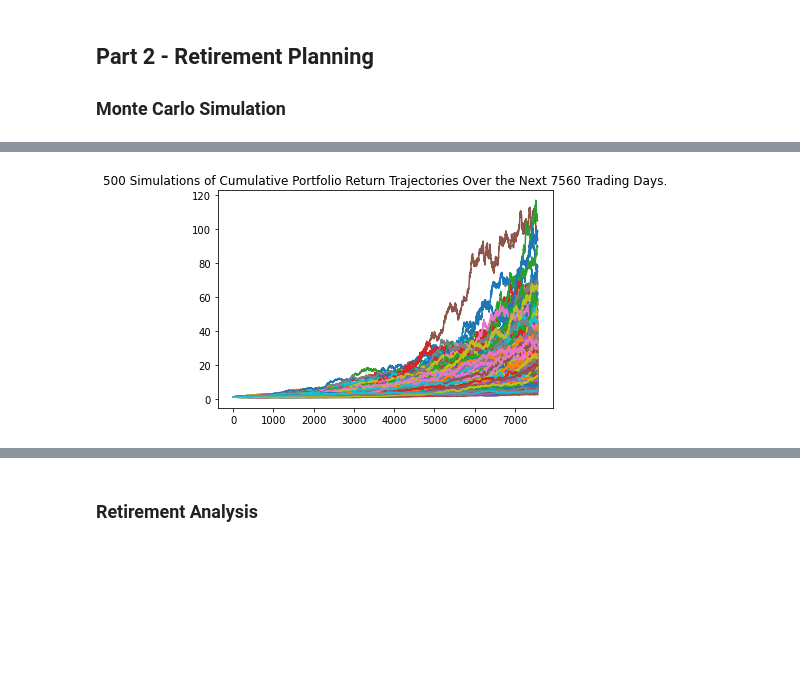
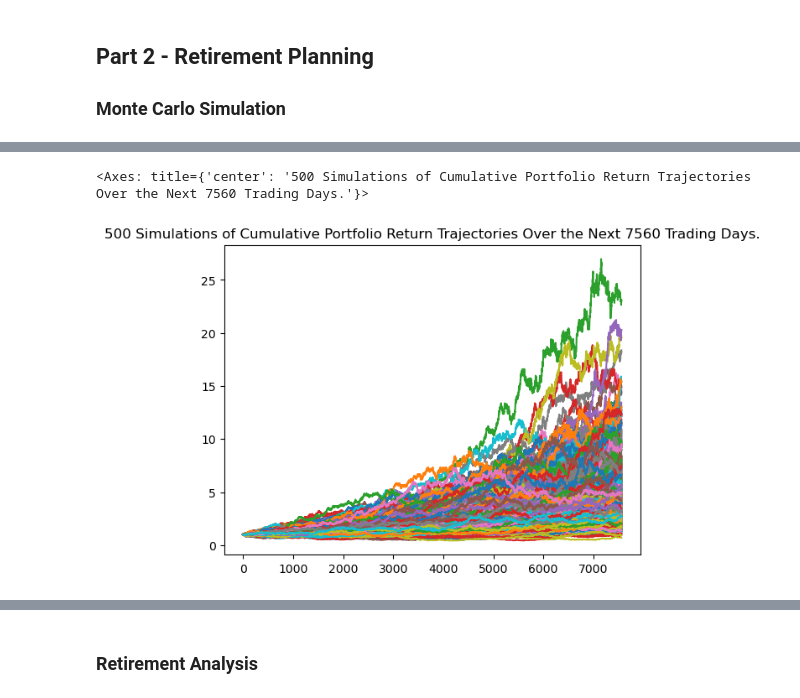
Before and after one commit to jlaomoc/Module_5_Challenge, a Jupyter notebook: Starter_Code/financial-planner.ipynb, the cells around one changed output, grey strips where cells are left out. Drawn from its saved outputs; the diff is of its cells as text; code cells hidden in the pictures; blank space fills up the shorter version.

```diff
--- a/Starter_Code/financial-planner.ipynb
+++ b/Starter_Code/financial-planner.ipynb
@@ -99,11 +101,17 @@ alpaca_secret_key = os.getenv("ALPACA_SECRET_KEY")
 
 # Create the Alpaca API object
 
-api = tradeapi.REST(
+# api = tradeapi.REST(
+#     alpaca_api_key,
+#     alpaca_secret_key,
+#     api_version = "v2"
+# )
+
+# Create the Alpaca API object
+alpaca = tradeapi.REST(
     alpaca_api_key,
     alpaca_secret_key,
-    api_version = "v2"
-)
+    api_version='v2')
 # %%
 # Format current date as ISO format
 current_date = pd.Timestamp("2020-08-01", tz="America/New_York").isoformat()
@@ -221,12 +229,12 @@ Congratulations! You have enough money in your emergency fund
 # Set start and end dates of five years back from today.
 # Sample results may vary from the solution based on the time frame chosen
 start_date = pd.Timestamp('2020-08-01', tz='America/New_York').isoformat()
-end_date = pd.Timestamp('2025-05-01', tz='America/New_York').isoformat()
+end_date = pd.Timestamp('2024-01-12', tz='America/New_York').isoformat()
 # %%
 # Get 5 years' worth of historical data for SPY and AGG
 # YOUR CODE HERE!
 
-df_stock_data = api.get_bars(
+df_stock_data = alpaca.get_bars(
     tickers,
     timeframe,
     start=start_date,
@@ -234,17 +242,22 @@ df_stock_data = api.get_bars(
 ).df
 df_stock_data.head()
 # # Set the ticker information
-
 tickers = ["AGG", "SPY"]
 
+
 # Reorganize the DataFrame
-# Separate ticker data
-# YOUR CODE HERE!
+
+AGG = df_stock_data[df_stock_data['symbol'] == 'AGG'].drop('symbol', axis = 1)
+SPY = df_stock_data[df_stock_data['symbol'] == 'SPY'].drop('symbol', axis = 1)
+
+# Concatenate the ticker DataFrames
+#variables that you are concating you can put it in a single [list type]
+#parameter - 3, df, axis, keys
+#[AGG, SPY] = df created
+#['AGG', 'SPY'] = refers the the data in ticker symbol
+df_stock_data = pd.concat([AGG, SPY], axis = 1, keys = ['AGG', 'SPY'])
 
 
-# Concatenate the ticker DataFrames
-# YOUR CODE HERE!
-
 # Display sample data
-#df_stock_data.head()
+df_stock_data.head()
 # %% [output]
@@ -251,0 +272,6 @@ HTTPError: 403 Client Error: Forbidden for url: https://data.alpaca.markets/v2/s
+# %%
+# Configuring a Monte Carlo simulation to forecast 30 years cumulative returns
+MC_30 = MCSimulation(portfolio_data = df_stock_data,
+                    weights = [.40,.60],
+                    num_simulation = 500,
+                    num_trading_days=252 * 30)
@@ -301,7 +324,8 @@ Running Monte Carlo simulation number 490.
 # %%
 # Plot simulation outcomes
-# YOUR CODE HERE!
+MC_30.plot_simulation()
 # %% [output]
+<Axes: title={'center': '500 Simulations of Cumulative Portfolio Return Trajectories Over the Next 7560 Trading Days.'}>
-[figure, old version]
+[figure, new version]
 # %%
 # Plot probability distribution and confidence intervals
```
Also changed, not shown: parts of 29 cells of this notebook, 1 other file.
